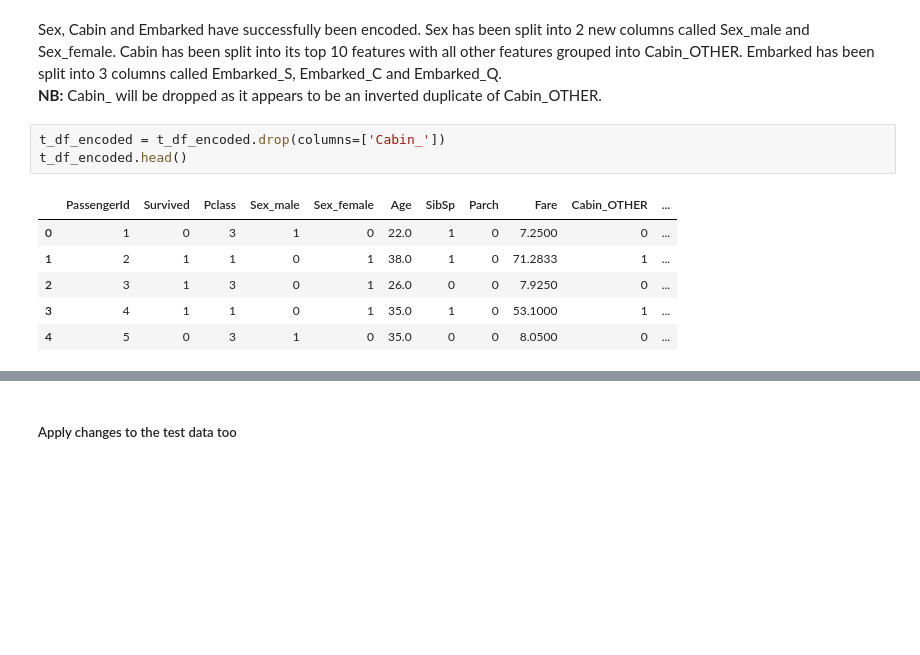
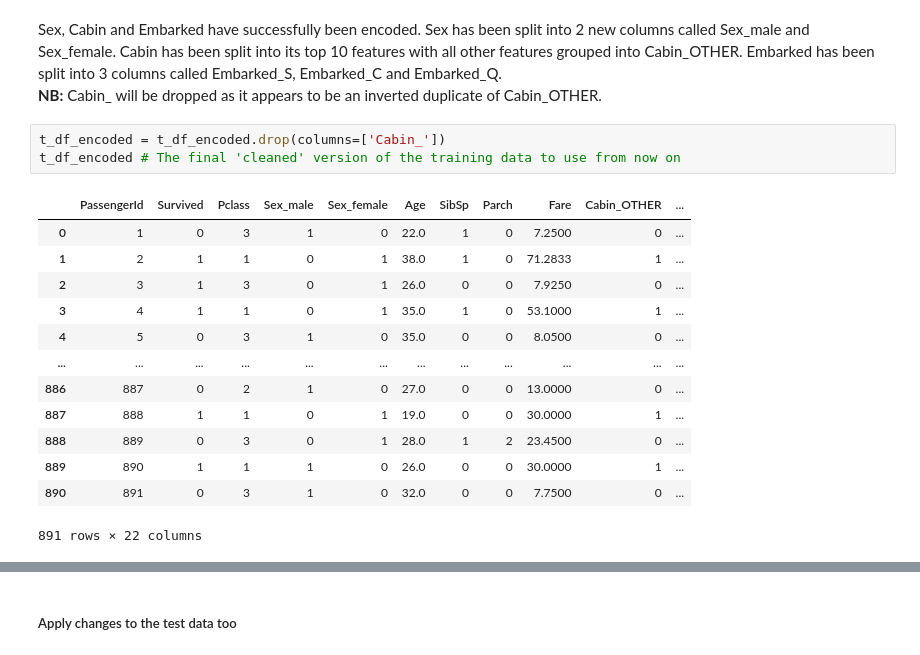
Before and after one commit to catstacks/TDADSAssignments, a Jupyter notebook: LogReg.ipynb, the cells around one changed output, grey strips where cells are left out. Saved outputs shown, nothing was run; the diff lists cells and outputs as text; blank space fills up the shorter version.

```diff
--- a/LogReg.ipynb
+++ b/LogReg.ipynb
@@ -287,11 +288,18 @@ Sex, Cabin and Embarked have successfully been encoded. Sex has been split into
 **NB:** Cabin_ will be dropped as it appears to be an inverted duplicate of Cabin_OTHER.
 # %%
 t_df_encoded = t_df_encoded.drop(columns=['Cabin_'])
-t_df_encoded.head()
+t_df_encoded # The final 'cleaned' version of the training data to use from now on
 # %% [output]
 |  | PassengerId | Survived | Pclass | Sex_male | Sex_female | Age | SibSp | Parch | Fare | Cabin_OTHER | ... |
 | 0 | 1 | 0 | 3 | 1 | 0 | 22.0 | 1 | 0 | 7.2500 | 0 | ... |
 | 1 | 2 | 1 | 1 | 0 | 1 | 38.0 | 1 | 0 | 71.2833 | 1 | ... |
 | 2 | 3 | 1 | 3 | 0 | 1 | 26.0 | 0 | 0 | 7.9250 | 0 | ... |
 | 3 | 4 | 1 | 1 | 0 | 1 | 35.0 | 1 | 0 | 53.1000 | 1 | ... |
 | 4 | 5 | 0 | 3 | 1 | 0 | 35.0 | 0 | 0 | 8.0500 | 0 | ... |
+| ... | ... | ... | ... | ... | ... | ... | ... | ... | ... | ... | ... |
+| 886 | 887 | 0 | 2 | 1 | 0 | 27.0 | 0 | 0 | 13.0000 | 0 | ... |
+| 887 | 888 | 1 | 1 | 0 | 1 | 19.0 | 0 | 0 | 30.0000 | 1 | ... |
+| 888 | 889 | 0 | 3 | 0 | 1 | 28.0 | 1 | 2 | 23.4500 | 0 | ... |
+| 889 | 890 | 1 | 1 | 1 | 0 | 26.0 | 0 | 0 | 30.0000 | 1 | ... |
+| 890 | 891 | 0 | 3 | 1 | 0 | 32.0 | 0 | 0 | 7.7500 | 0 | ... |
+891 rows × 22 columns
```
Also changed, not shown: parts of 10 cells of this notebook.
